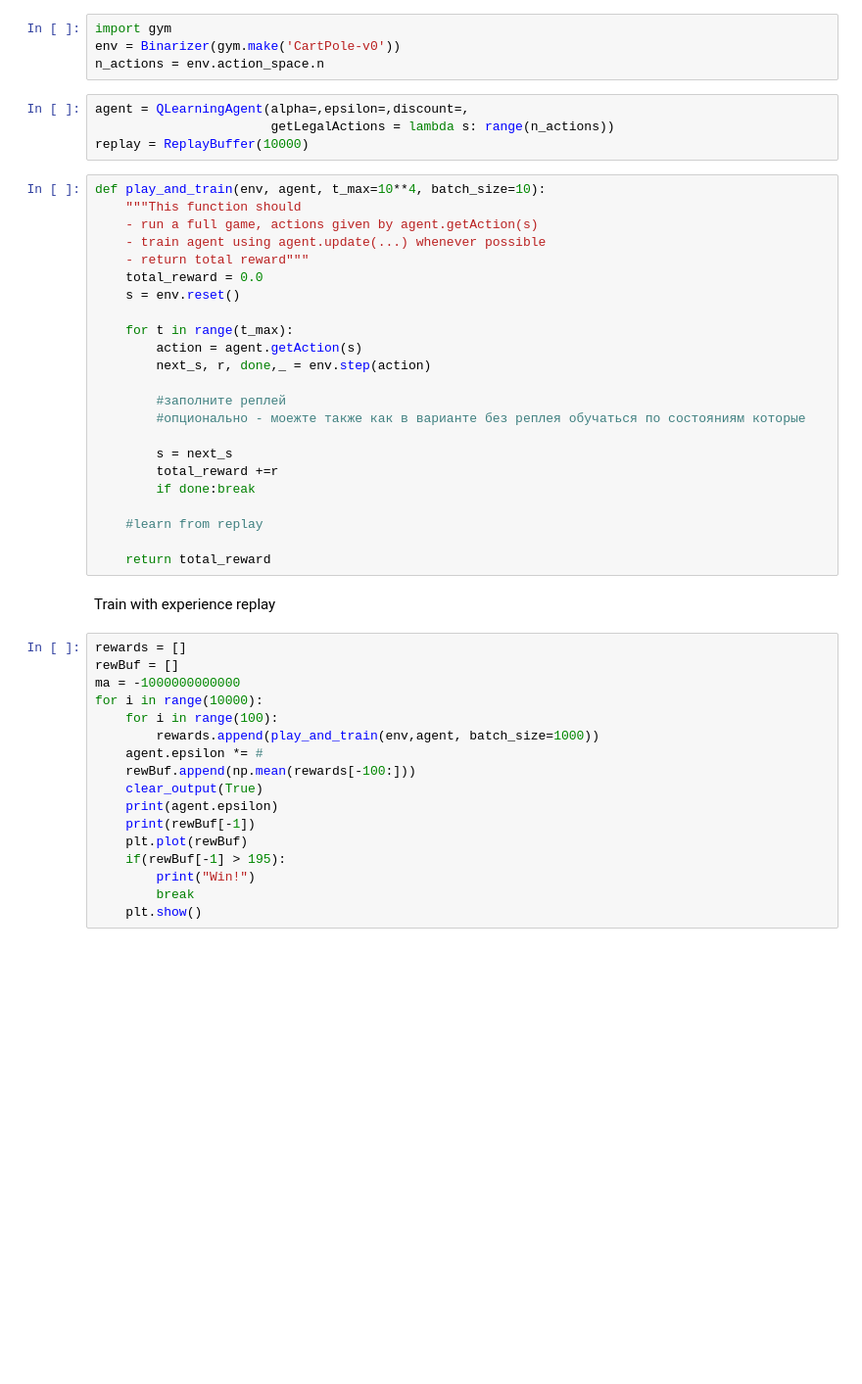
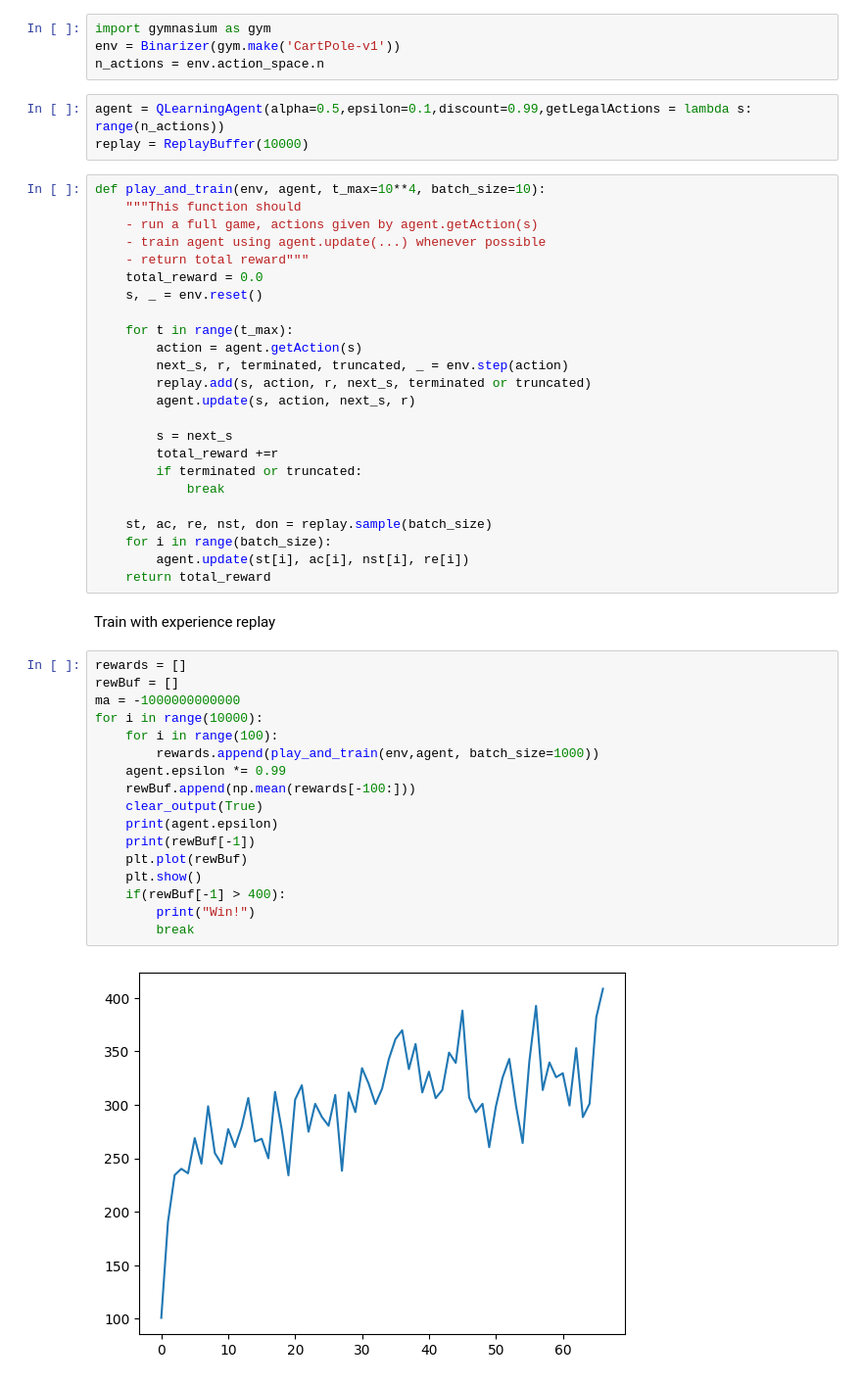
Before and after one commit to MaxKholodov1/AESC_ML_11, a Jupyter notebook: Task10/task_qlearning.ipynb, the cells around one changed output. Shown at 98% size. Cells and saved outputs as stored; diff of their text form; blank space fills up the shorter version.

```diff
--- a/Task10/task_qlearning.ipynb
+++ b/Task10/task_qlearning.ipynb
@@ -316,12 +404,11 @@ print ("Success!")
 # %% [markdown]
 Now let's use this buffer to improve training:
 # %%
-import gym
-env = Binarizer(gym.make('CartPole-v0'))
+import gymnasium as gym
+env = Binarizer(gym.make('CartPole-v1'))
 n_actions = env.action_space.n
 # %%
-agent = QLearningAgent(alpha=,epsilon=,discount=,
-                       getLegalActions = lambda s: range(n_actions))
+agent = QLearningAgent(alpha=0.5,epsilon=0.1,discount=0.99,getLegalActions = lambda s: range(n_actions))
 replay = ReplayBuffer(10000)
 # %%
 def play_and_train(env, agent, t_max=10**4, batch_size=10):
@@ -330,38 +417,41 @@ def play_and_train(env, agent, t_max=10**4, batch_size=10):
     - train agent using agent.update(...) whenever possible
     - return total reward"""
     total_reward = 0.0
-    s = env.reset()
+    s, _ = env.reset()
 
     for t in range(t_max):
-        aсtion = agent.getAction(s)
-        next_s, r, done,_ = env.step(aсtion)
-
-        #заполните реплей
-        #опционально - моежте также как в варианте без реплея обучаться по состояниям которые
+        action = agent.getAction(s)
+        next_s, r, terminated, truncated, _ = env.step(action)
+        replay.add(s, action, r, next_s, terminated or truncated)
+        agent.update(s, action, next_s, r)
 
         s = next_s
         total_reward +=r
-        if done:break
+        if terminated or truncated:
+            break
 
-    #learn from replay
-
+    st, ac, re, nst, don = replay.sample(batch_size)
+    for i in range(batch_size):
+        agent.update(st[i], ac[i], nst[i], re[i])
     return total_reward
 # %% [markdown]
 Train with experience replay
 # %%
 rewards = []
 rewBuf = []
 ma = -1000000000000
 for i in range(10000):
     for i in range(100):
         rewards.append(play_and_train(env,agent, batch_size=1000))
-    agent.epsilon *= #
+    agent.epsilon *= 0.99
     rewBuf.append(np.mean(rewards[-100:]))
     clear_output(True)
     print(agent.epsilon)
     print(rewBuf[-1])
     plt.plot(rewBuf)
-    if(rewBuf[-1] > 195):
+    plt.show()
+    if(rewBuf[-1] > 400):
         print("Win!")
         break
-    plt.show()
+# %% [output]
+[figure, added]
```
Also changed, not shown: parts of 14 cells of this notebook.
